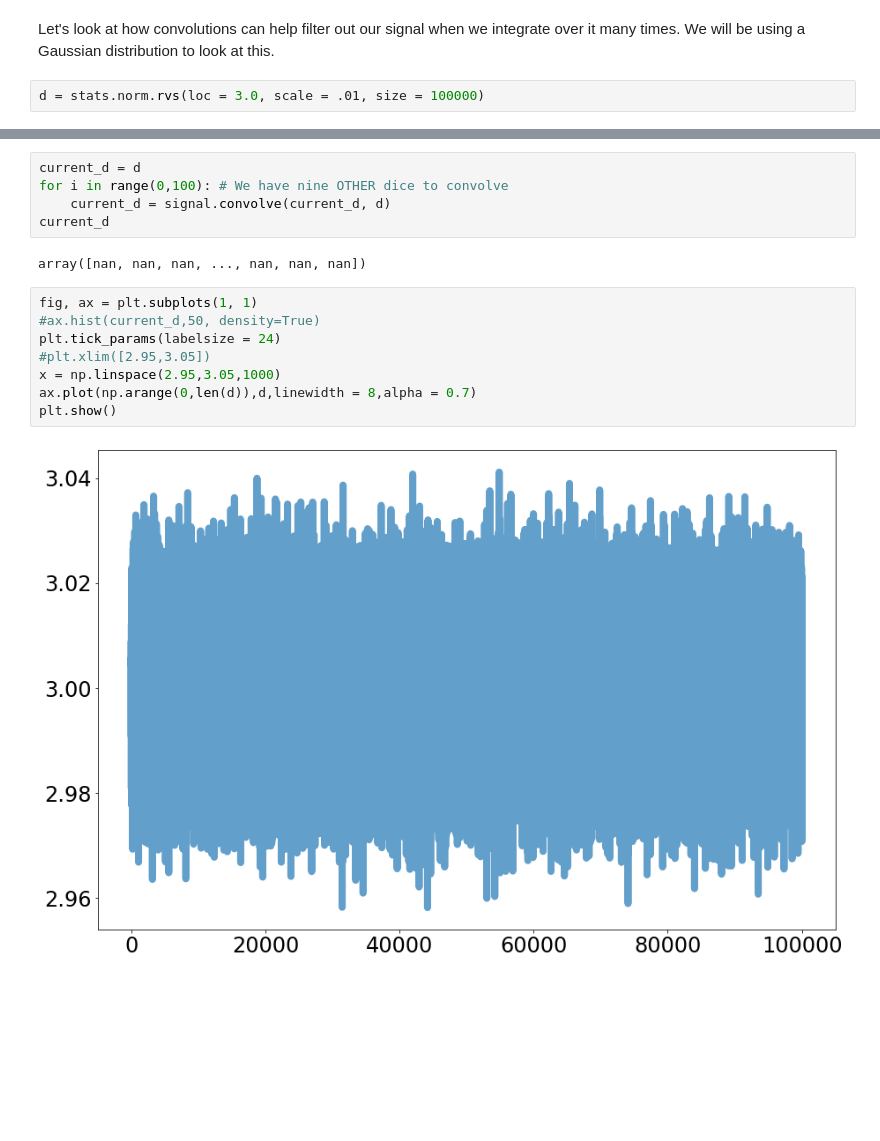
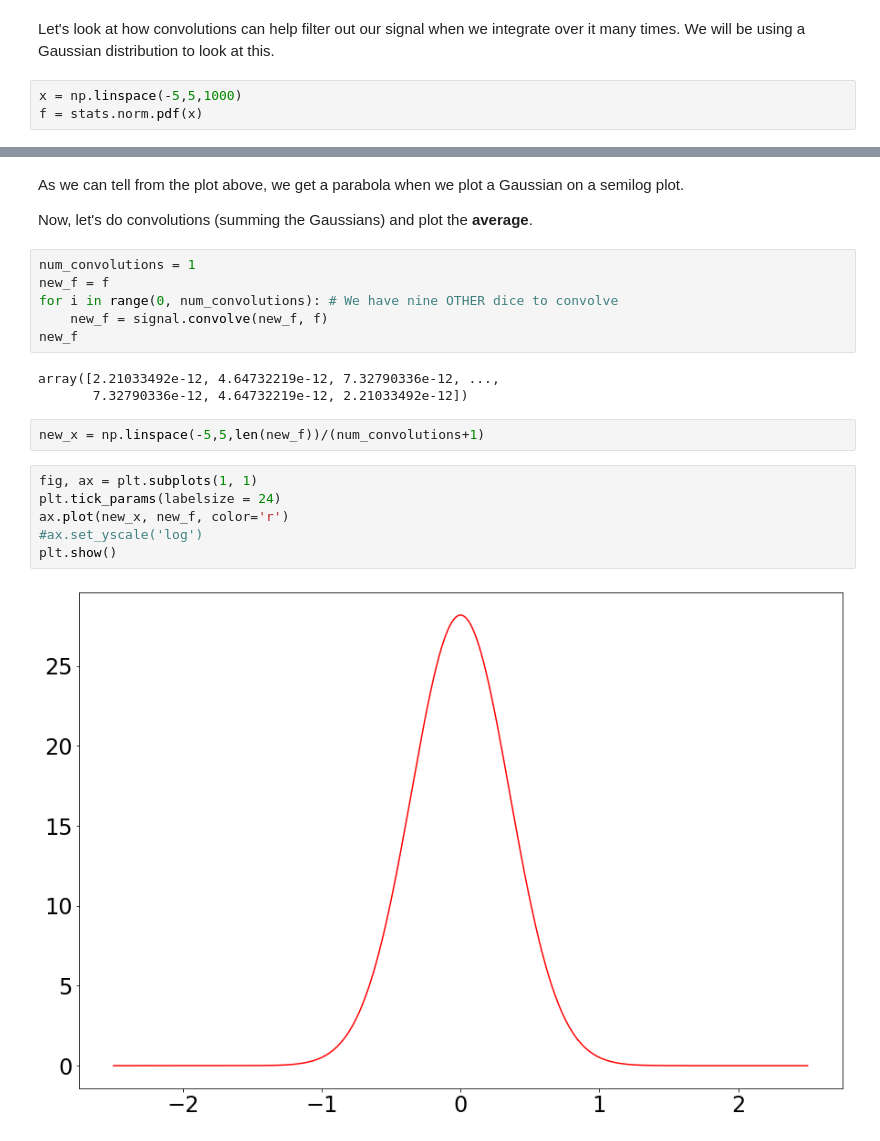
Before and after one commit to SOLHAUG13/Phys434_Autumn2021, a Jupyter notebook: HW/HW2.ipynb, the cells around one changed output, grey strips where cells are left out. Drawn from its saved outputs; the diff is of its cells as text; blank space fills up the shorter version.

```diff
--- a/HW/HW2.ipynb
+++ b/HW/HW2.ipynb
@@ -175,6 +191,7 @@ And, we in fact see that this distribution makes a parabolic shape. Thus, this d
 # %% [markdown]
 Let's look at how convolutions can help filter out our signal when we integrate over it many times. We will be using a Gaussian distribution to look at this.
 # %%
-d = stats.norm.rvs(loc = 3.0, scale = .01, size = 100000)
+x = np.linspace(-5,5,1000)
+f = stats.norm.pdf(x)
 # %%
 fig, ax = plt.subplots(1, 1)
@@ -189,17 +211,23 @@ plt.show()
+# %% [markdown]
+As we can tell from the plot above, we get a parabola when we plot a Gaussian on a semilog plot.
+
+Now, let's do convolutions (summing the Gaussians) and plot the **average**.
 # %%
-current_d = d
-for i in range(0,100): # We have nine OTHER dice to convolve
-    current_d = signal.convolve(current_d, d)
-current_d
+num_convolutions = 1
+new_f = f
+for i in range(0, num_convolutions): # We have nine OTHER dice to convolve
+    new_f = signal.convolve(new_f, f)
+new_f
 # %% [output]
-array([nan, nan, nan, ..., nan, nan, nan])
+array([2.21033492e-12, 4.64732219e-12, 7.32790336e-12, ...,
+       7.32790336e-12, 4.64732219e-12, 2.21033492e-12])
+# %%
+new_x = np.linspace(-5,5,len(new_f))/(num_convolutions+1)
 # %%
 fig, ax = plt.subplots(1, 1)
-#ax.hist(current_d,50, density=True)
 plt.tick_params(labelsize = 24)
-#plt.xlim([2.95,3.05])
-x = np.linspace(2.95,3.05,1000)
-ax.plot(np.arange(0,len(d)),d,linewidth = 8,alpha = 0.7)
+ax.plot(new_x, new_f, color='r')
+#ax.set_yscale('log')
 plt.show()
 # %% [output]
-[figure, old version]
+[figure, new version]
```
Also changed, not shown: parts of 19 cells of this notebook, 1 other file.
